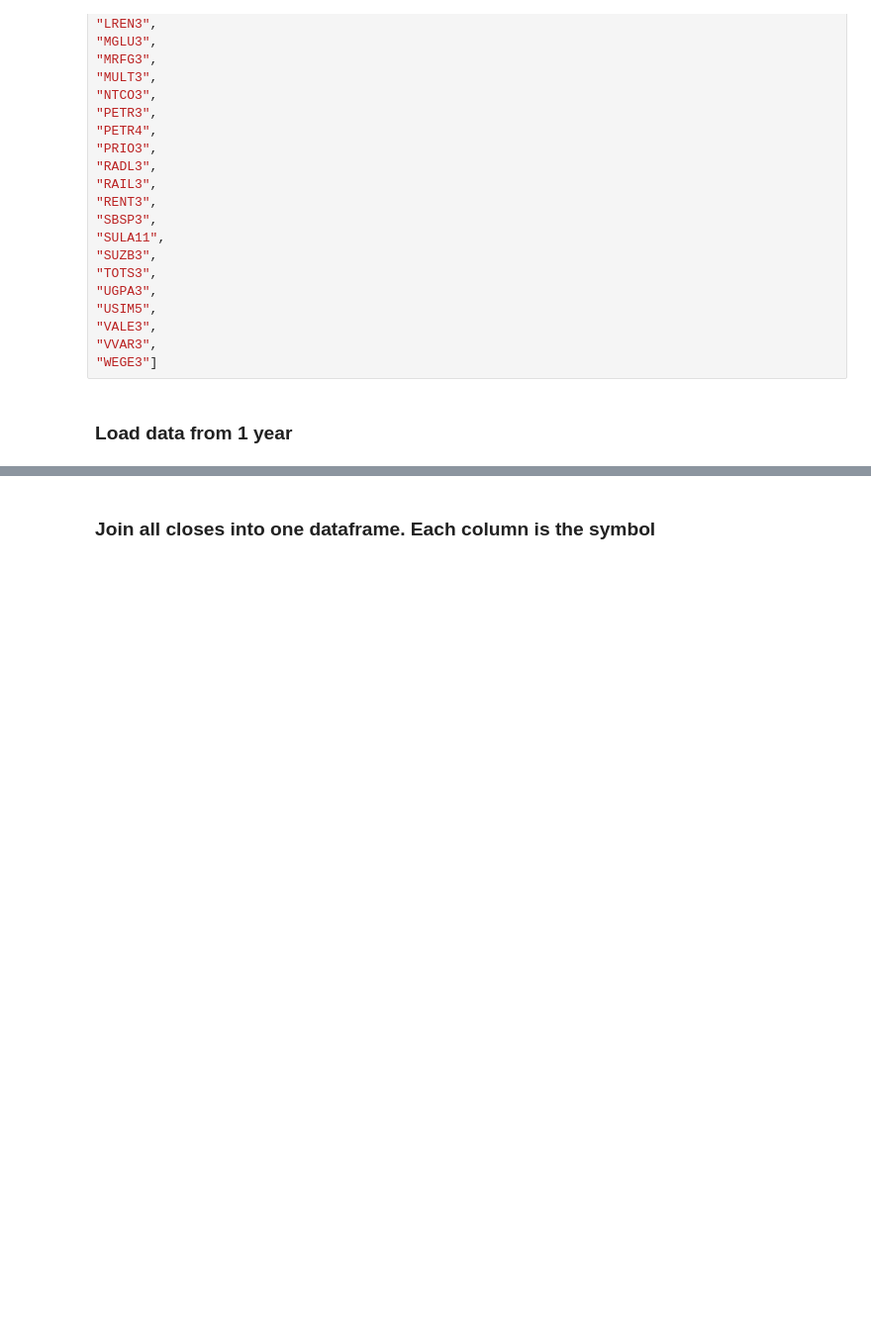
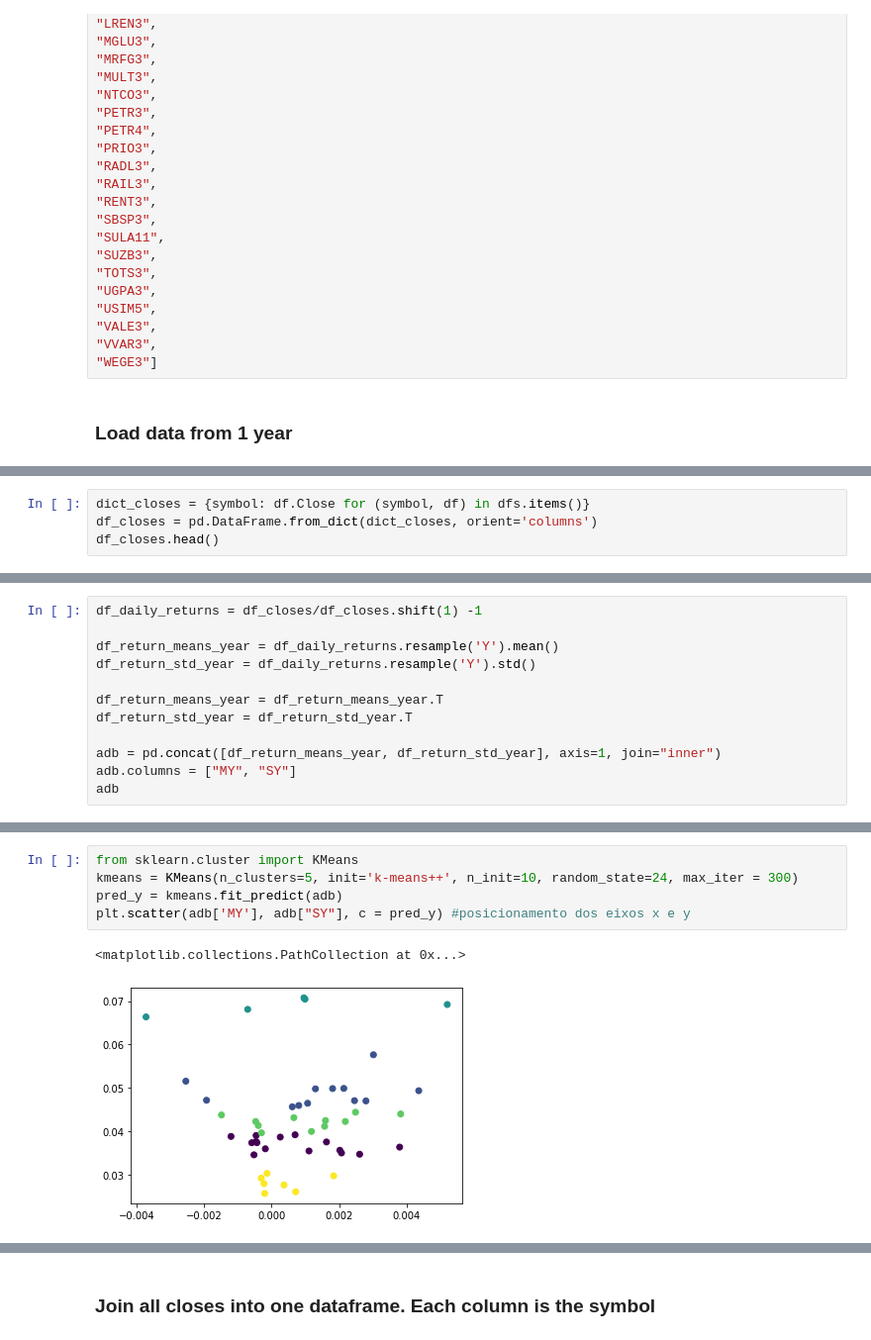
Before and after one commit to tentativafc/investing-broker, a Jupyter notebook: analytics/notebooks/2021-01-24-Portfolio.ipynb, the cells around one changed output, grey strips where cells are left out. Shown at 99% size. Saved outputs shown, nothing was run; the diff lists cells and outputs as text; blank space fills up the shorter version.

Commit message:
Kmeans on portfolio creation

```diff
--- a/analytics/notebooks/2021-01-24-Portfolio.ipynb
+++ b/analytics/notebooks/2021-01-24-Portfolio.ipynb
@@ -108,0 +111,4 @@ dfs
+# %%
+dict_closes = {symbol: df.Close for (symbol, df) in dfs.items()}
+df_closes = pd.DataFrame.from_dict(dict_closes, orient='columns')
+df_closes.head()
@@ -108,0 +124,12 @@ dfs
+# %%
+df_daily_returns = df_closes/df_closes.shift(1) -1
+
+df_return_means_year = df_daily_returns.resample('Y').mean()
+df_return_std_year = df_daily_returns.resample('Y').std()
+
+df_return_means_year = df_return_means_year.T
+df_return_std_year = df_return_std_year.T
+
+adb = pd.concat([df_return_means_year, df_return_std_year], axis=1, join="inner")
+adb.columns = ["MY", "SY"]
+adb
@@ -108,0 +154,8 @@ dfs
+# %%
+from sklearn.cluster import KMeans
+kmeans = KMeans(n_clusters=5, init='k-means++', n_init=10, random_state=24, max_iter = 300)
+pred_y = kmeans.fit_predict(adb)
+plt.scatter(adb['MY'], adb["SY"], c = pred_y) #posicionamento dos eixos x e y
+# %% [output]
+<matplotlib.collections.PathCollection at 0x...>
+[figure, added]
```
Also changed, not shown: parts of 8 cells of this notebook, 5 other files.
